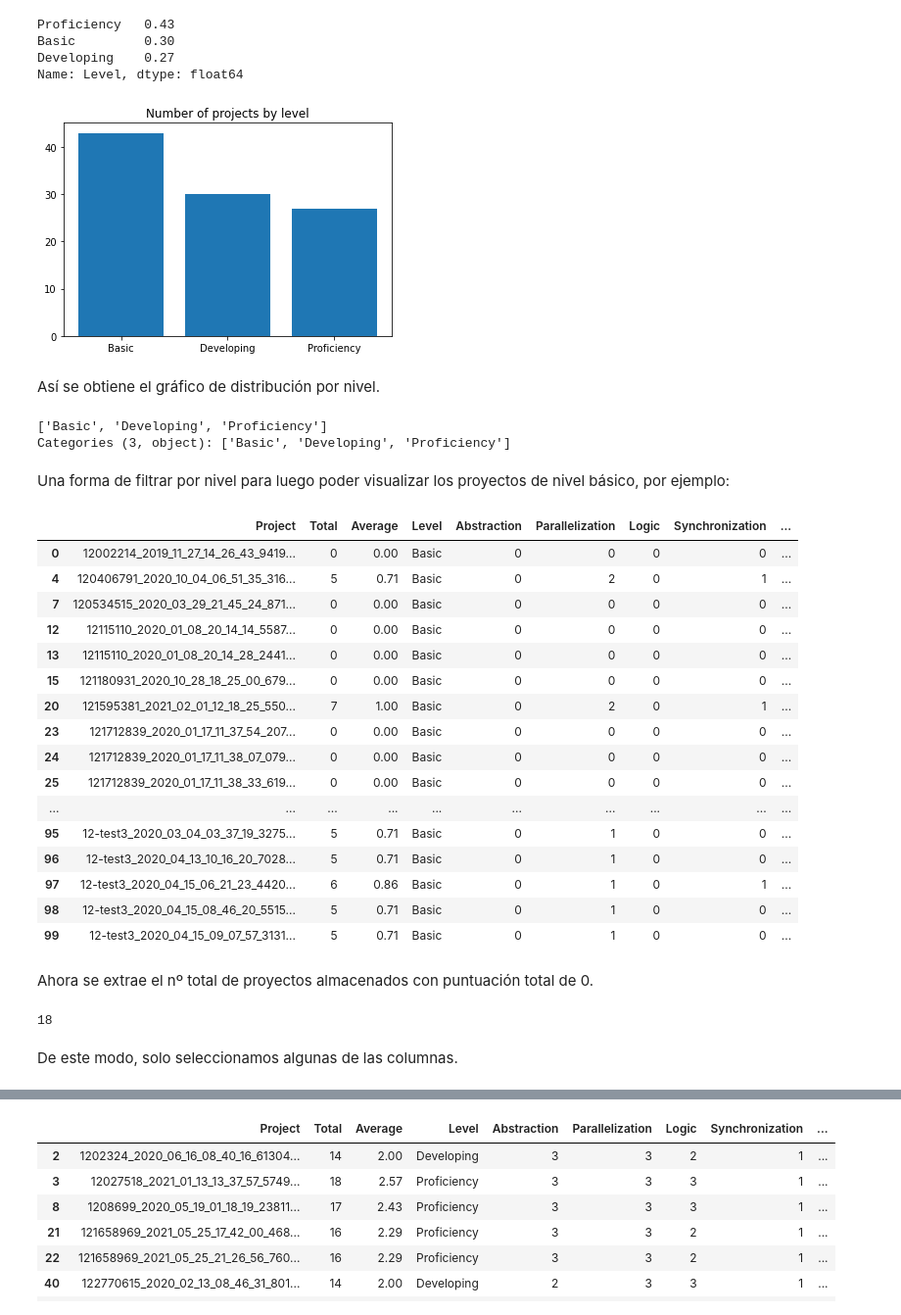
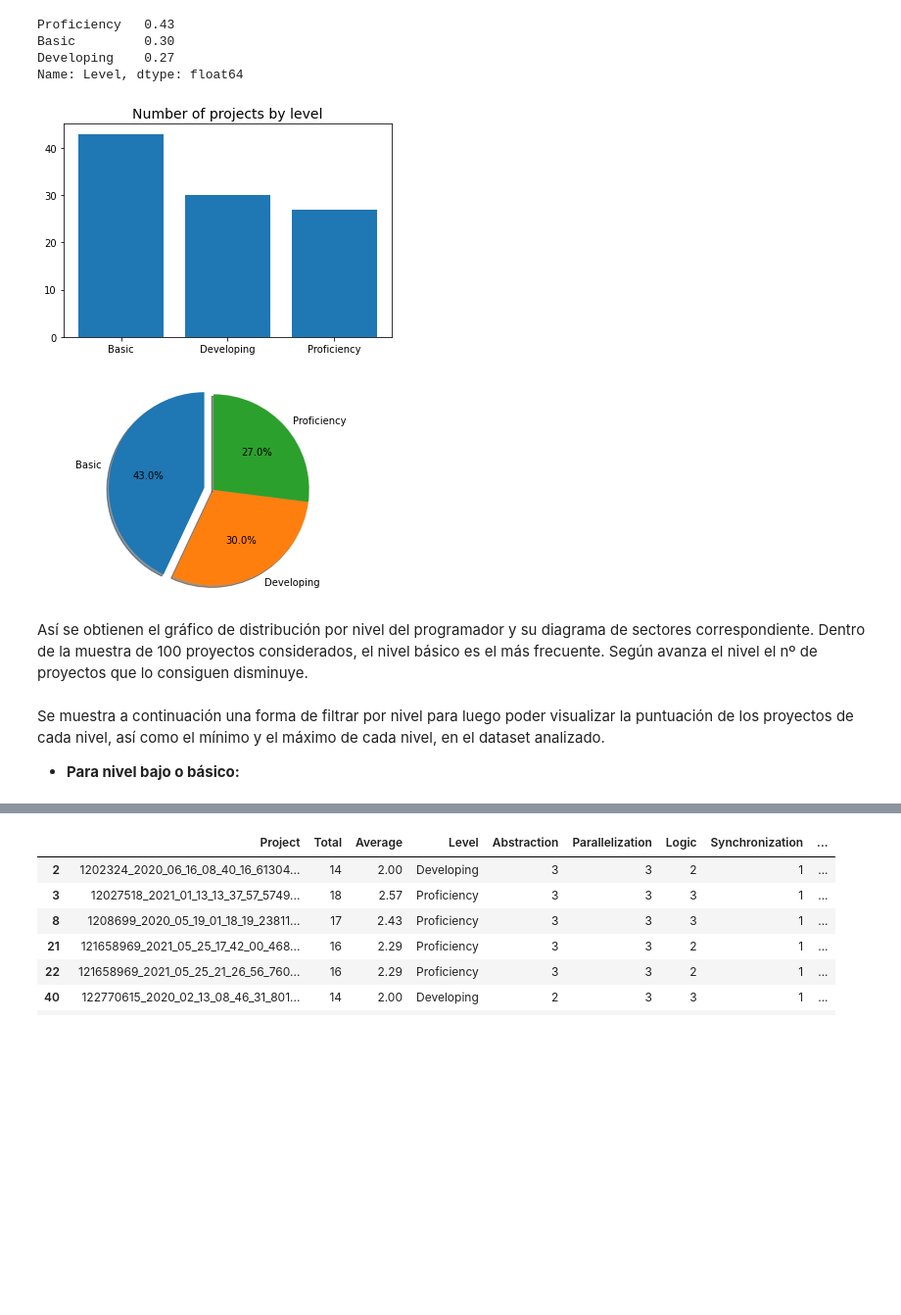
Before and after one commit to rcruiz/pruebaCT, a Jupyter notebook: Analisis.ipynb, the cells around one changed output, grey strips where cells are left out. Shown at 98% size. Saved outputs shown, nothing was run; the diff lists cells and outputs as text; code cells hidden in the pictures; blank space fills up the shorter version.

```diff
--- a/Analisis.ipynb
+++ b/Analisis.ipynb
@@ -170,47 +170,22 @@ Name: Level, dtype: float64
 # %%
 values = df_analyzer["Level"].value_counts()
 names = df_analyzer.Level.unique()
 plt.bar(names, values)
-plt.title("Number of projects by level")
+plt.title("Number of projects by level", fontsize=14)
+
+explode = (0.1, 0, 0)
+fig1, ax1 = plt.subplots()
+ax1.pie(values, explode=explode, labels=names, autopct='%1.1f%%', shadow=True, startangle=90)
+ax1.axis('equal')
 plt.show()
 # %% [output]
-[figure, old version]
+[figure, new version]
+[figure, added]
 # %% [markdown]
-Así se obtiene el gráfico de distribución por nivel.
+Así se obtienen el gráfico de distribución por nivel del programador y su diagrama de sectores correspondiente. Dentro de la muestra de 100 proyectos considerados, el nivel básico es el más frecuente. Según avanza el nivel el nº de proyectos que lo consiguen disminuye.
-# %%
-df_analyzer["Level"].unique()
-# %% [output]
-['Basic', 'Developing', 'Proficiency']
-Categories (3, object): ['Basic', 'Developing', 'Proficiency']
 # %% [markdown]
-Una forma de filtrar por nivel para luego poder visualizar los proyectos de nivel básico, por ejemplo:
+Se muestra a continuación una forma de filtrar por nivel para luego poder visualizar la puntuación de los proyectos de cada nivel, así como el mínimo y el máximo de cada nivel, en el dataset analizado.
+- **Para nivel bajo o básico:**
 # %%
-filt = df_analyzer['Level'].str.contains('Basic', na=False)
-df_analyzer.loc[filt]
+filt_basic = df_analyzer['Level'].str.contains('Basic', na=False)
+df_analyzer_basic = df_analyzer.loc[filt_basic].sort_values(by="Total")
-# %% [output]
-|  | Project | Total | Average | Level | Abstraction | Parallelization | Logic | Synchronization | ... |
-| 0 | 12002214_2019_11_27_14_26_43_9419... | 0 | 0.00 | Basic | 0 | 0 | 0 | 0 | ... |
-| 4 | 120406791_2020_10_04_06_51_35_316... | 5 | 0.71 | Basic | 0 | 2 | 0 | 1 | ... |
-| 7 | 120534515_2020_03_29_21_45_24_871... | 0 | 0.00 | Basic | 0 | 0 | 0 | 0 | ... |
-| 12 | 12115110_2020_01_08_20_14_14_5587... | 0 | 0.00 | Basic | 0 | 0 | 0 | 0 | ... |
-| 13 | 12115110_2020_01_08_20_14_28_2441... | 0 | 0.00 | Basic | 0 | 0 | 0 | 0 | ... |
-| 15 | 121180931_2020_10_28_18_25_00_679... | 0 | 0.00 | Basic | 0 | 0 | 0 | 0 | ... |
-| 20 | 121595381_2021_02_01_12_18_25_550... | 7 | 1.00 | Basic | 0 | 2 | 0 | 1 | ... |
-| 23 | 121712839_2020_01_17_11_37_54_207... | 0 | 0.00 | Basic | 0 | 0 | 0 | 0 | ... |
-| 24 | 121712839_2020_01_17_11_38_07_079... | 0 | 0.00 | Basic | 0 | 0 | 0 | 0 | ... |
-| 25 | 121712839_2020_01_17_11_38_33_619... | 0 | 0.00 | Basic | 0 | 0 | 0 | 0 | ... |
-| ... | ... | ... | ... | ... | ... | ... | ... | ... | ... |
-| 95 | 12-test3_2020_03_04_03_37_19_3275... | 5 | 0.71 | Basic | 0 | 1 | 0 | 0 | ... |
-| 96 | 12-test3_2020_04_13_10_16_20_7028... | 5 | 0.71 | Basic | 0 | 1 | 0 | 0 | ... |
-| 97 | 12-test3_2020_04_15_06_21_23_4420... | 6 | 0.86 | Basic | 0 | 1 | 0 | 1 | ... |
-| 98 | 12-test3_2020_04_15_08_46_20_5515... | 5 | 0.71 | Basic | 0 | 1 | 0 | 0 | ... |
-| 99 | 12-test3_2020_04_15_09_07_57_3131... | 5 | 0.71 | Basic | 0 | 1 | 0 | 0 | ... |
-# %% [markdown]
-Ahora se extrae el nº total de proyectos almacenados con puntuación total de 0.
-# %%
-# Proyectos con puntuación total 0
-sum(df_analyzer.Total==0)
-# %% [output]
-18
-# %% [markdown]
-De este modo, solo seleccionamos algunas de las columnas.
```
Also changed, not shown: parts of 78 cells of this notebook.
